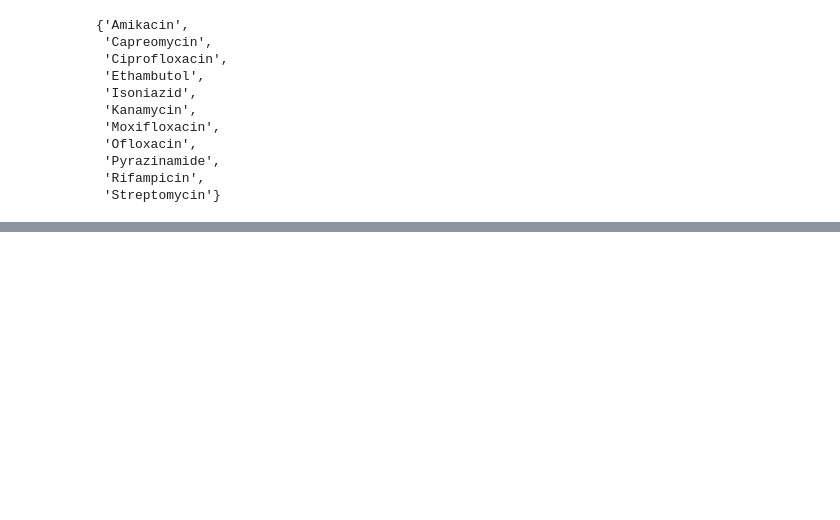
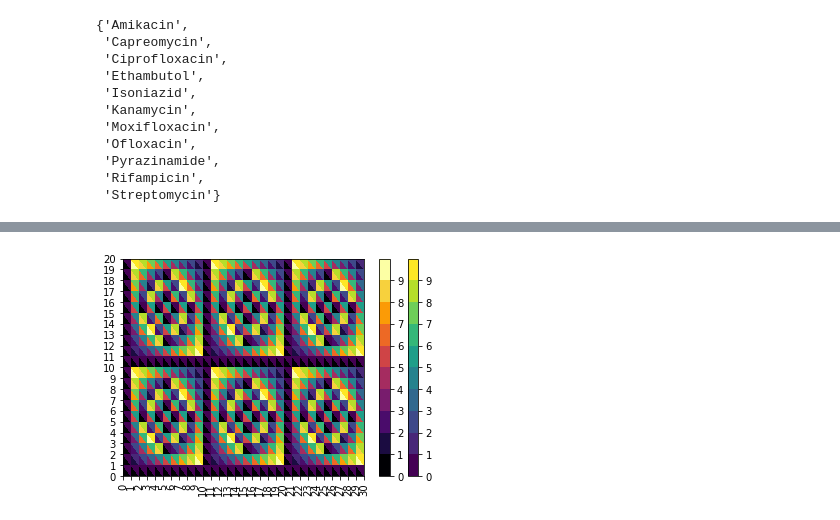
Before and after one commit to iqbal-lab-org/tb-sputum-project, a Jupyter notebook: workflow/notebooks/dst_eda.ipynb, the cells around one changed output, grey strips where cells are left out. Drawn from its saved outputs; the diff is of its cells as text; code cells hidden in the pictures; blank space fills up the shorter version.

```diff
--- a/workflow/notebooks/dst_eda.ipynb
+++ b/workflow/notebooks/dst_eda.ipynb
@@ -156,0 +300,27 @@ sputum_df.query("name==@s and drug==@d and technology=='illumina'")["prediction"
+# %%
+
+
+M = 30
+N = 20
+x = np.arange(M + 1)
+y = np.arange(N + 1)
+xs, ys = np.meshgrid(x, y)
+zs = (xs * ys) % 10
+zs = zs[:-1, :-1].ravel()
+
+triangles1 = [(i + j*(M+1), i+1 + j*(M+1), i + (j+1)*(M+1)) for j in range(N) for i in range(M)]
+triangles2 = [(i+1 + j*(M+1), i+1 + (j+1)*(M+1), i + (j+1)*(M+1)) for j in range(N) for i in range(M)]
+triang1 = Triangulation(xs.ravel(), ys.ravel(), triangles1)
+triang2 = Triangulation(xs.ravel(), ys.ravel(), triangles2)
+img1 = plt.tripcolor(triang1, zs, cmap=plt.get_cmap('inferno', 10), vmax=10)
+img2 = plt.tripcolor(triang2, zs, cmap=plt.get_cmap('viridis', 10), vmax=10)
+
+plt.colorbar(img2, ticks=range(10), pad=-0.05)
+plt.colorbar(img1, ticks=range(10))
+plt.xlim(x[0], x[-1])
+plt.ylim(y[0], y[-1])
+plt.xticks(x, rotation=90)
+plt.yticks(y)
+plt.show()
+# %% [output]
+[figure, new version]
```
Also changed, not shown: parts of 23 cells of this notebook, 2 other files.
